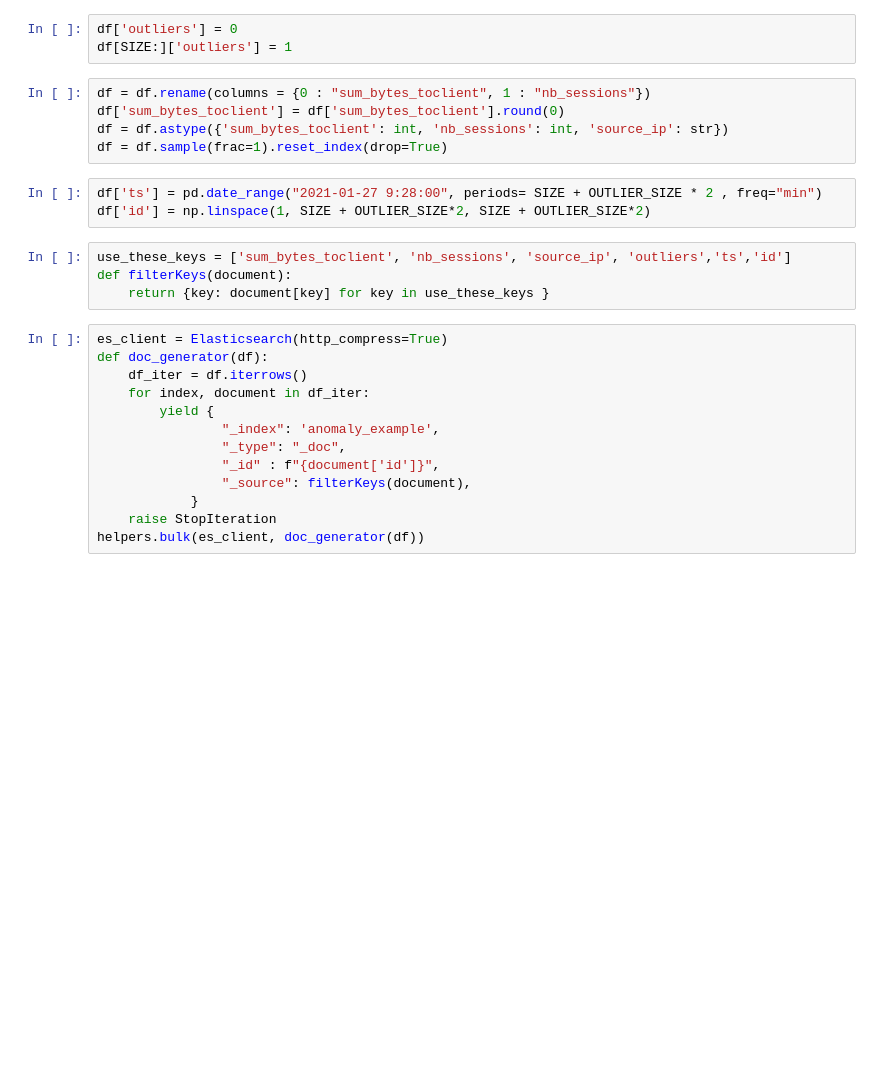
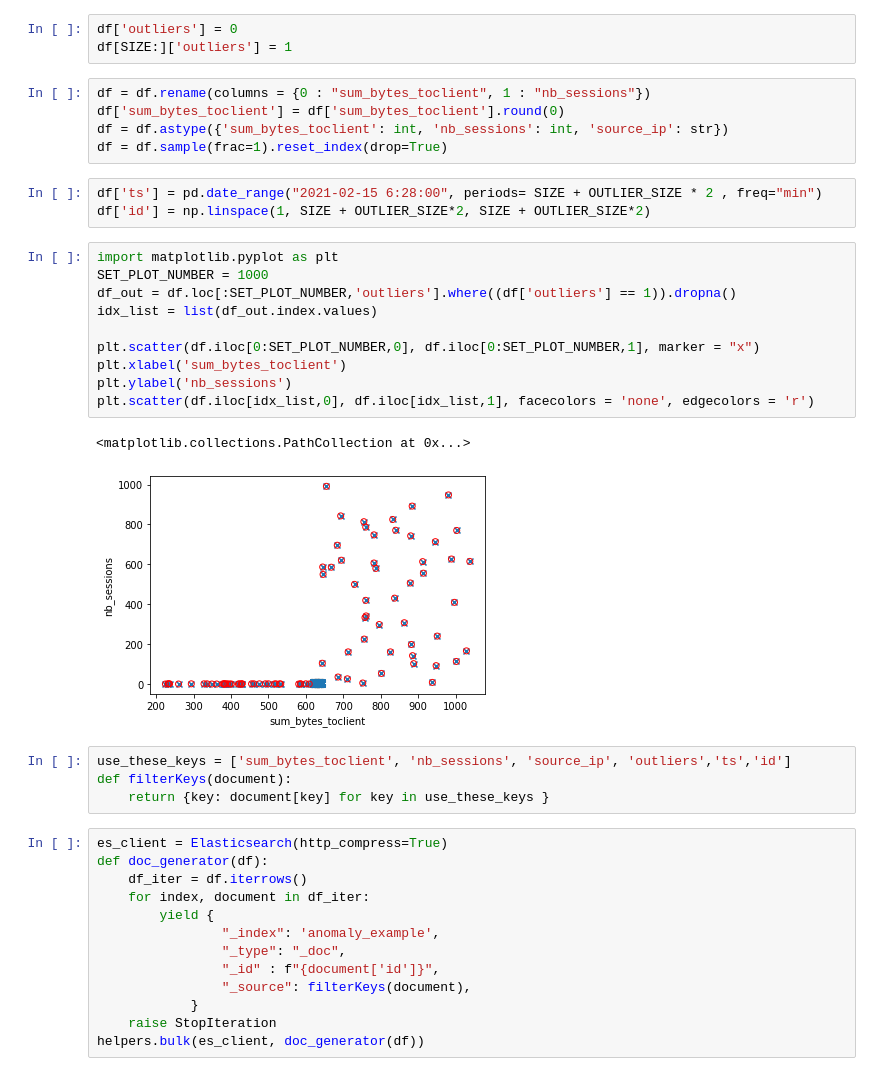
Before and after one commit to eXou91/Opendistro_Anomaly_Detection, a Jupyter notebook: clean_to_elasticserch.ipynb, the cells around one changed output. Drawn from its saved outputs; the diff is of its cells as text; blank space fills up the shorter version.

Commit message:
add graph

```diff
--- a/clean_to_elasticserch.ipynb
+++ b/clean_to_elasticserch.ipynb
@@ -73,8 +73,21 @@ df['sum_bytes_toclient'] = df['sum_bytes_toclient'].round(0)
 df = df.astype({'sum_bytes_toclient': int, 'nb_sessions': int, 'source_ip': str})
 df = df.sample(frac=1).reset_index(drop=True)
 # %%
-df['ts'] = pd.date_range("2021-01-27 9:28:00", periods= SIZE + OUTLIER_SIZE * 2 , freq="min")
+df['ts'] = pd.date_range("2021-02-15 6:28:00", periods= SIZE + OUTLIER_SIZE * 2 , freq="min")
 df['id'] = np.linspace(1, SIZE + OUTLIER_SIZE*2, SIZE + OUTLIER_SIZE*2)
+# %%
+import matplotlib.pyplot as plt
+SET_PLOT_NUMBER = 1000
+df_out = df.loc[:SET_PLOT_NUMBER,'outliers'].where((df['outliers'] == 1)).dropna()
+idx_list = list(df_out.index.values)
+
+plt.scatter(df.iloc[0:SET_PLOT_NUMBER,0], df.iloc[0:SET_PLOT_NUMBER,1], marker = "x")
+plt.xlabel('sum_bytes_toclient')
+plt.ylabel('nb_sessions')
+plt.scatter(df.iloc[idx_list,0], df.iloc[idx_list,1], facecolors = 'none', edgecolors = 'r')
+# %% [output]
+<matplotlib.collections.PathCollection at 0x...>
+[figure, added]
 # %%
 use_these_keys = ['sum_bytes_toclient', 'nb_sessions', 'source_ip', 'outliers','ts','id']
 def filterKeys(document):
```
Also changed, not shown: parts of 1 cell of this notebook.
